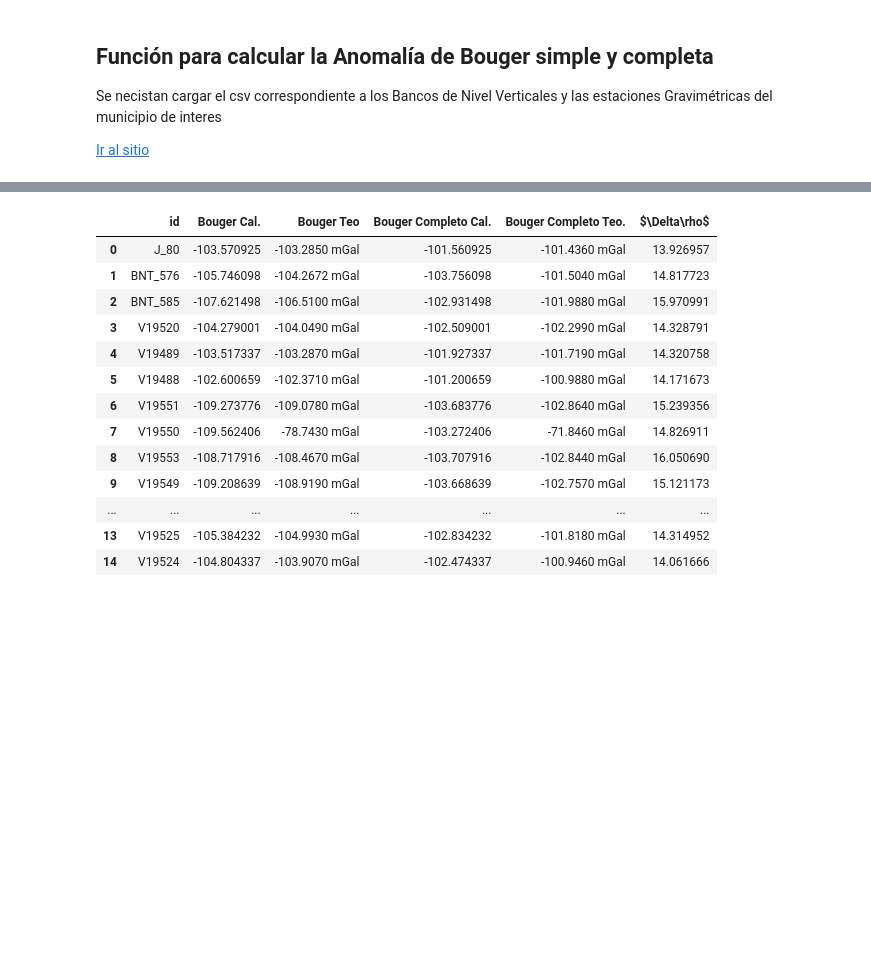
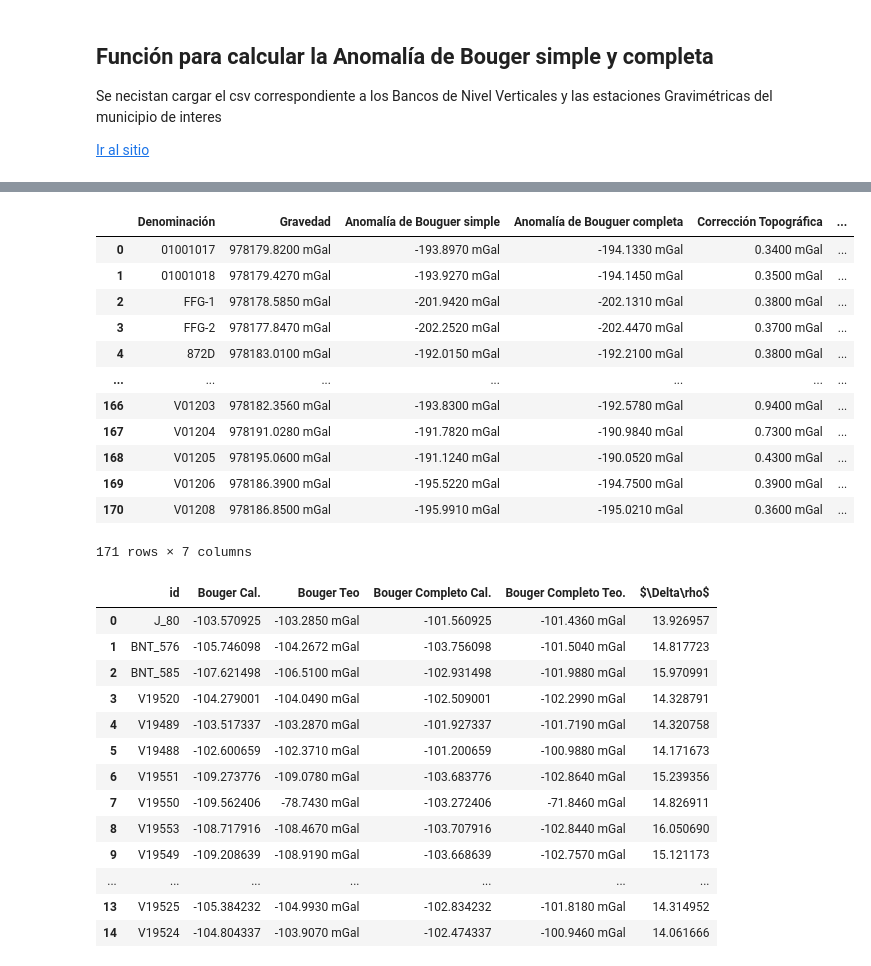
Before and after one commit to rulas99/intro2physicalgeodesy, a Jupyter notebook: AnBo.ipynb, the cells around one changed output, grey strips where cells are left out. Cells and saved outputs as stored; diff of their text form; code cells hidden in the pictures; blank space fills up the shorter version.

```diff
--- a/AnBo.ipynb
+++ b/AnBo.ipynb
@@ -79,3 +294,22 @@ Se necistan cargar el csv correspondiente a los Bancos de Nivel Verticales y las
+# %%
+egg=pd.read_csv('https://www.inegi.org.mx/app/geo2/rgnp/descargaArchivoGestor.do?ruta=/data/geo/marcasgeo/CSV_01001_EGG.csv',
+                encoding='ISO-8859-1')[['Denominación', 'Gravedad','Anomalía de Bouguer simple', 'Anomalía de Bouguer completa',
+       'Corrección Topográfica', 'Latitud decimal', 'Longitud decimal']]
+egg
+# %% [output]
+|  | Denominación | Gravedad | Anomalía de Bouguer simple | Anomalía de Bouguer completa | Corrección Topográfica | ... |
+| 0 | 01001017 | 978179.8200 mGal | -193.8970 mGal | -194.1330 mGal | 0.3400 mGal | ... |
+| 1 | 01001018 | 978179.4270 mGal | -193.9270 mGal | -194.1450 mGal | 0.3500 mGal | ... |
+| 2 | FFG-1 | 978178.5850 mGal | -201.9420 mGal | -202.1310 mGal | 0.3800 mGal | ... |
+| 3 | FFG-2 | 978177.8470 mGal | -202.2520 mGal | -202.4470 mGal | 0.3700 mGal | ... |
+| 4 | 872D | 978183.0100 mGal | -192.0150 mGal | -192.2100 mGal | 0.3800 mGal | ... |
+| ... | ... | ... | ... | ... | ... | ... |
+| 166 | V01203 | 978182.3560 mGal | -193.8300 mGal | -192.5780 mGal | 0.9400 mGal | ... |
+| 167 | V01204 | 978191.0280 mGal | -191.7820 mGal | -190.9840 mGal | 0.7300 mGal | ... |
+| 168 | V01205 | 978195.0600 mGal | -191.1240 mGal | -190.0520 mGal | 0.4300 mGal | ... |
+| 169 | V01206 | 978186.3900 mGal | -195.5220 mGal | -194.7500 mGal | 0.3900 mGal | ... |
+| 170 | V01208 | 978186.8500 mGal | -195.9910 mGal | -195.0210 mGal | 0.3600 mGal | ... |
+171 rows × 7 columns
 # %%
 egg=pd.read_csv('/Users/Raul/Desktop/Sexto/Geodesia 3/EGG/Monterrey/CSV_19039_EGG.csv', encoding='ISO-8859-1') # Estaciones gravimetricas
 ev=pd.read_csv('/Users/Raul/Desktop/Sexto/Geodesia 3/EGG/Monterrey/CSV_19039_EGV(BN).csv', encoding='ISO-8859-1') # BNV
```
Also changed, not shown: parts of 27 cells of this notebook.
